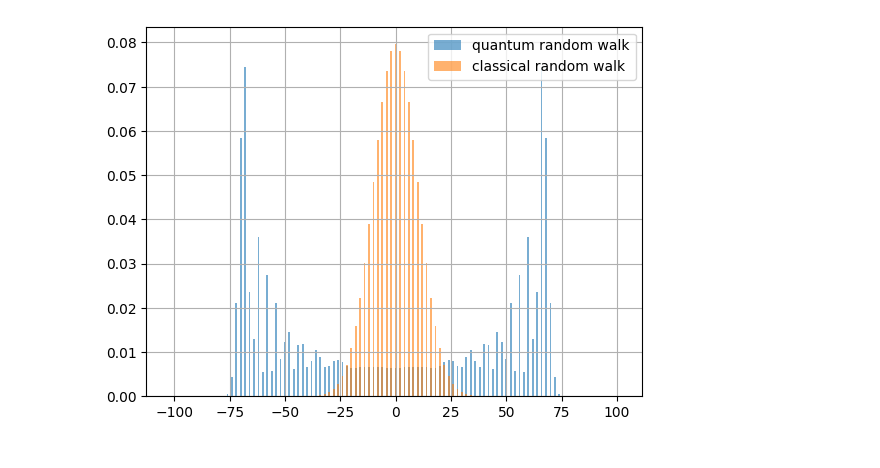
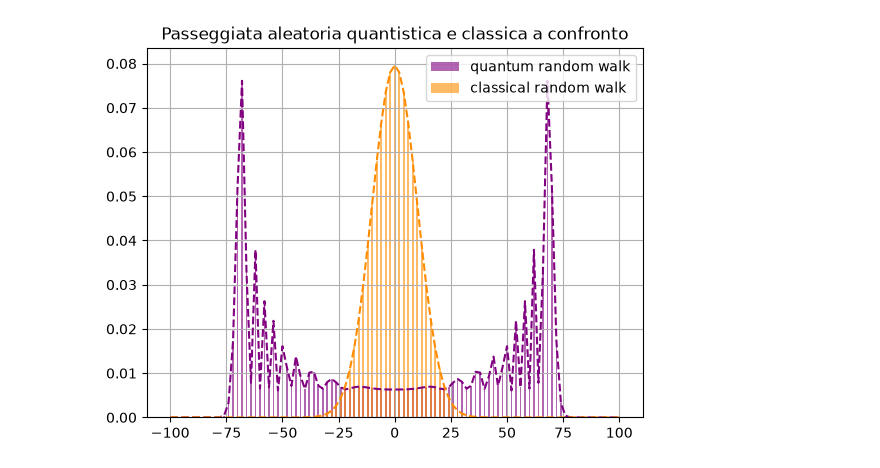
Before and after one commit to BoredDam/noisy-quantum-walks-thesis, a Jupyter notebook: notebooks/qrw.ipynb, the cells around one changed output. Saved outputs shown, nothing was run; the diff lists cells and outputs as text; code cells hidden in the pictures.

Commit message:
fix: visualization of qrw

```diff
--- a/notebooks/qrw.ipynb
+++ b/notebooks/qrw.ipynb
@@ -19,16 +38,24 @@ for b in [True, False]:
 # %%
 from src.random_walk.random_walk import random_walk
 # %%
-max_pos = 101
+max_pos = 100
 steps = 100
 symm_qrw = True
 c_Y, c_X = random_walk(max_pos, steps, 0.5, 'circular')
 data, X = circle_quantum_random_walk_1D(max_pos, steps, 0.5, symm_qrw)
 Y = data[-1]
+X_odd = X[::2]
+Y_odd = Y[0::2]
+cX_odd = c_X[::2]
+cY_odd = c_Y[0::2]
 plt.grid(True, which='major')
-plt.bar(X, Y, alpha=0.6)
-plt.bar(c_X, c_Y, alpha=0.6)
-plt.legend(['quantum random walk', 'classical random walk'])
+plt.bar(X, Y, alpha=0.6, color='purple', label='quantum random walk')
+plt.plot(X_odd, Y_odd, '--', color='purple')
+plt.bar(c_X, c_Y, alpha=0.6, color='darkorange', label='classical random walk')
+plt.plot(cX_odd, cY_odd, '--', color='darkorange')
+plt.legend()
+plt.title('Passeggiata aleatoria quantistica e classica a confronto')
+plt.savefig('./images/quantum-vs-classical-rw.pdf')
 plt.show()
 # %% [output]
-[figure, old version]
+[figure, new version]
```
Also changed, not shown: parts of 3 cells of this notebook.
